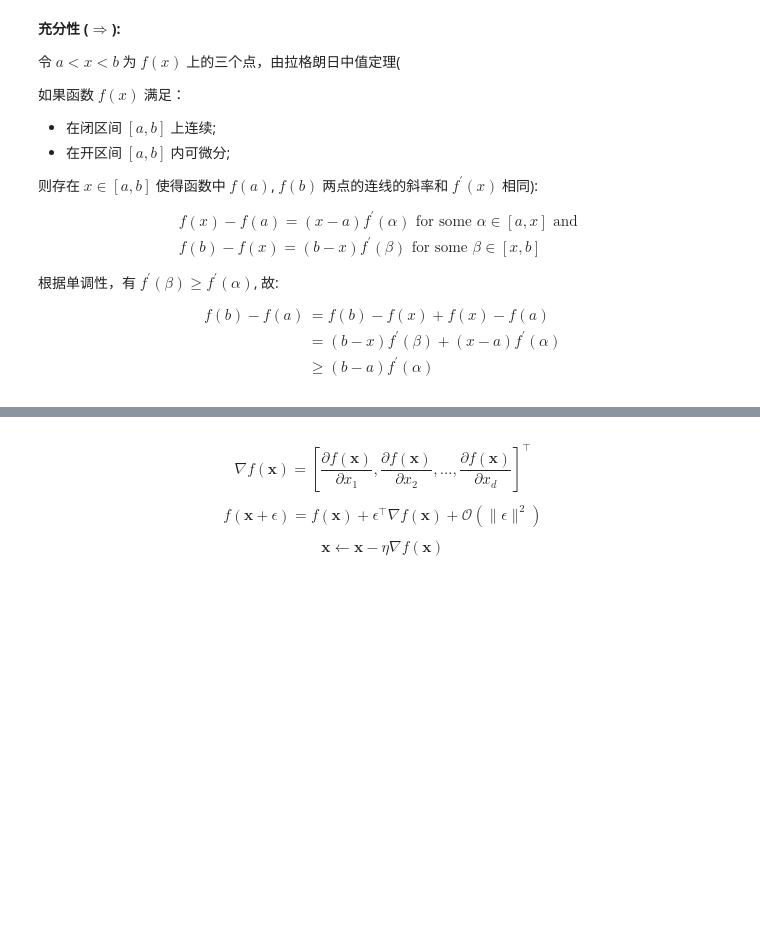
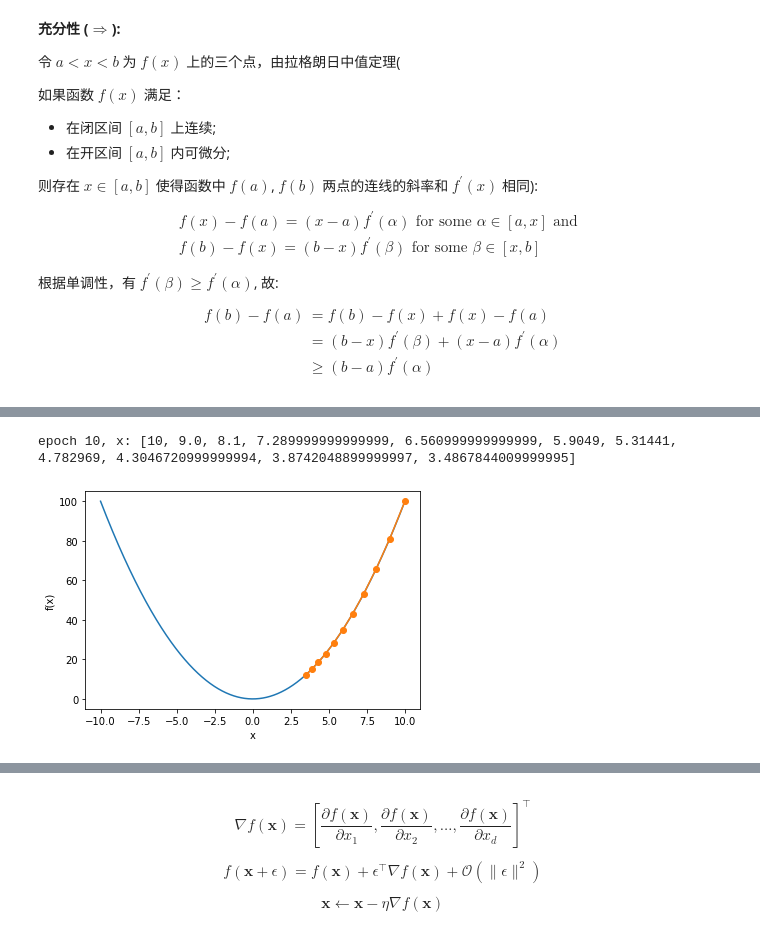
Before and after one commit to shiyutang/DL-Prep, a Jupyter notebook: 03_DL_knowledge/优化.ipynb, the cells around one changed output, grey strips where cells are left out. Cells and saved outputs as stored; diff of their text form; code cells hidden in the pictures; blank space fills up the shorter version.

```diff
--- a/03_DL_knowledge/优化.ipynb
+++ b/03_DL_knowledge/优化.ipynb
@@ -248,3 +284,10 @@ res = gd(0.2)  # learning rate is 0.2
+# %%
+res = gd(0.05)  # learning rate is 0.2
+
+show_trace(res, f) # 当我们设置学习率为 0.05 时，我们发现迭代变慢了
+# %% [output]
+epoch 10, x: [10, 9.0, 8.1, 7.289999999999999, 6.560999999999999, 5.9049, 5.31441, 4.782969, 4.3046720999999994, 3.8742048899999997, 3.4867844009999995]
+[figure, added]
 # %% [markdown]
 ![img](Pics/x2.svg)
 
```
Also changed, not shown: parts of 42 cells of this notebook.
